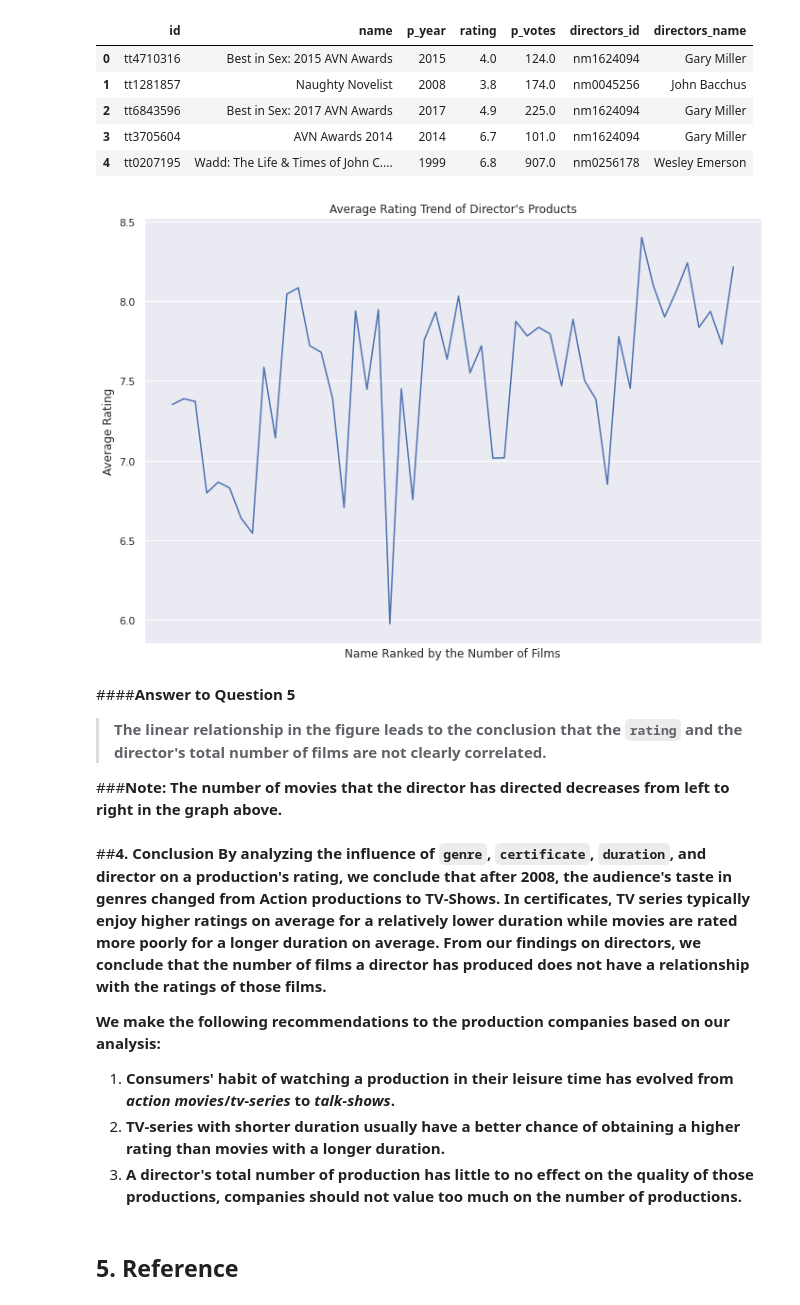
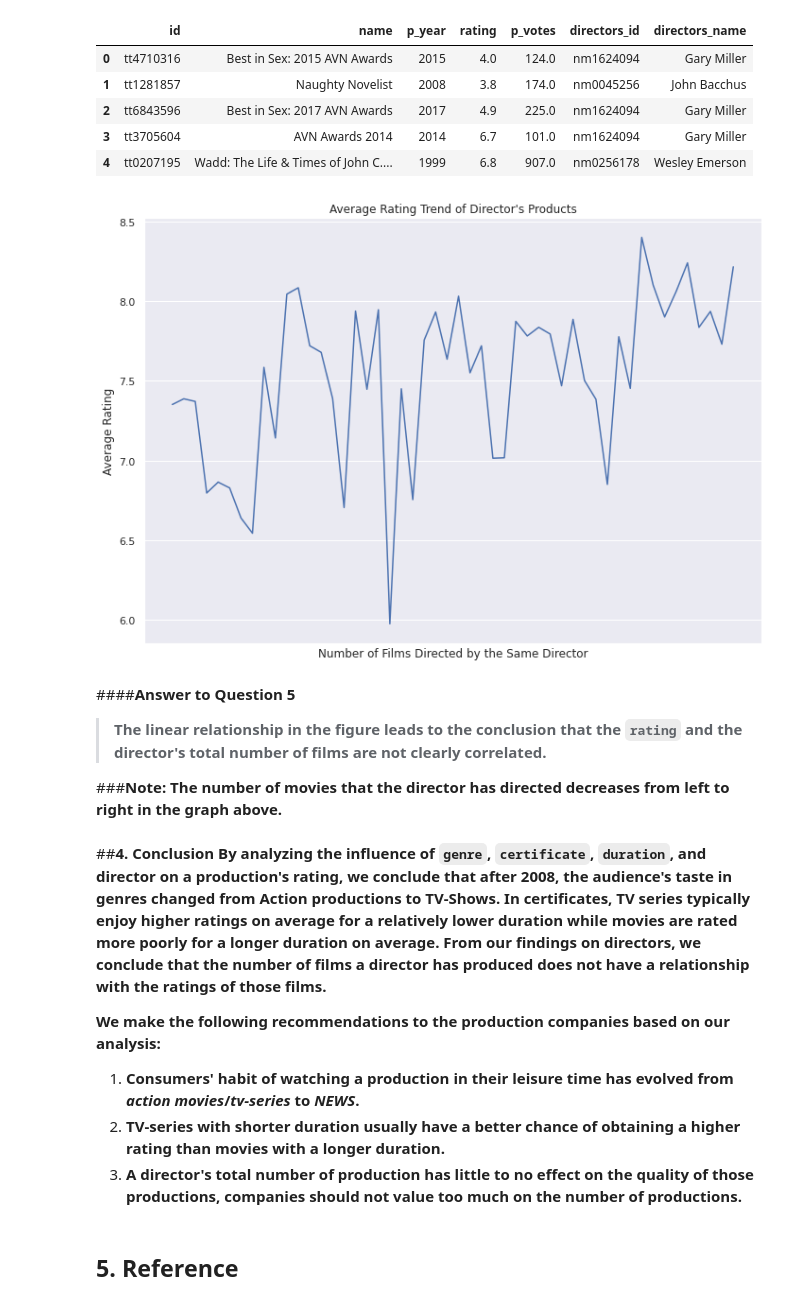
Before and after one commit to ken911312516/B6-Analysis-of-Influencing-Factors-in-Global-Film-Rating, a Jupyter notebook: B6_Analysis_of_Influencing_Factors_in_Global_Film_Rating.ipynb, the cells around one changed output. Cells and saved outputs as stored; diff of their text form; code cells hidden in the pictures.

```diff
--- a/B6_Analysis_of_Influencing_Factors_in_Global_Film_Rating.ipynb
+++ b/B6_Analysis_of_Influencing_Factors_in_Global_Film_Rating.ipynb
@@ -512,20 +705,20 @@ df_q5.head()
 # %%
 # Count the number of films have been directed by each director
 dic_df1 = df_q5.groupby(by ='directors_name').agg({"id":"count" , "rating":"mean"})
 dic_df1 = dic_df1.sort_values(by = 'id', ascending = False)
 dic_df1 = dic_df1.head(50)
 
 # Make lineplot to try to find a linear relationship between average ratings and the number of films each director has directed
 sns.set(rc={'figure.figsize':(11.7,8.27)})
 ax = sns.lineplot(data = dic_df1, x=dic_df1.index, y = 'rating')
 ax.set_xticks([])
 plt.xticks(rotation=90)
-plt.xlabel('Name Ranked by the Number of Films')
+plt.xlabel('Number of Films Directed by the Same Director')
 plt.title('''Average Rating Trend of Director's Products''')
 plt.ylabel('Average Rating')
 plt.show()
 # %% [output]
-[figure, old version]
+[figure, new version]
 # %% [markdown]
 ####**Answer to Question 5**
 
@@ -538,7 +731,7 @@ plt.show()
 **By analyzing the influence of `genre`, `certificate`, `duration`, and director on a production's rating, we conclude that after 2008, the audience's taste in genres changed from Action productions to TV-Shows. In certificates, TV series typically enjoy higher ratings on average for a relatively lower duration while movies are rated more poorly for a longer duration on average. From our findings on directors, we conclude that the number of films a director has produced does not have a relationship with the ratings of those films.**
 
 **We make the following recommendations to the production companies based on our analysis:**
-1. **Consumers' habit of watching a production in their leisure time has evolved from *action movies*/*tv-series* to *talk-shows*.**
+1. **Consumers' habit of watching a production in their leisure time has evolved from *action movies*/*tv-series* to *NEWS*.**
 1. **TV-series with shorter duration usually have a better chance of obtaining a higher rating than movies with a longer duration.**
 1. **A director's total number of production has little to no effect on the quality of those productions, companies should not value too much on the number of productions.**
 # %% [markdown]
```
Also changed, not shown: parts of 41 cells of this notebook.
